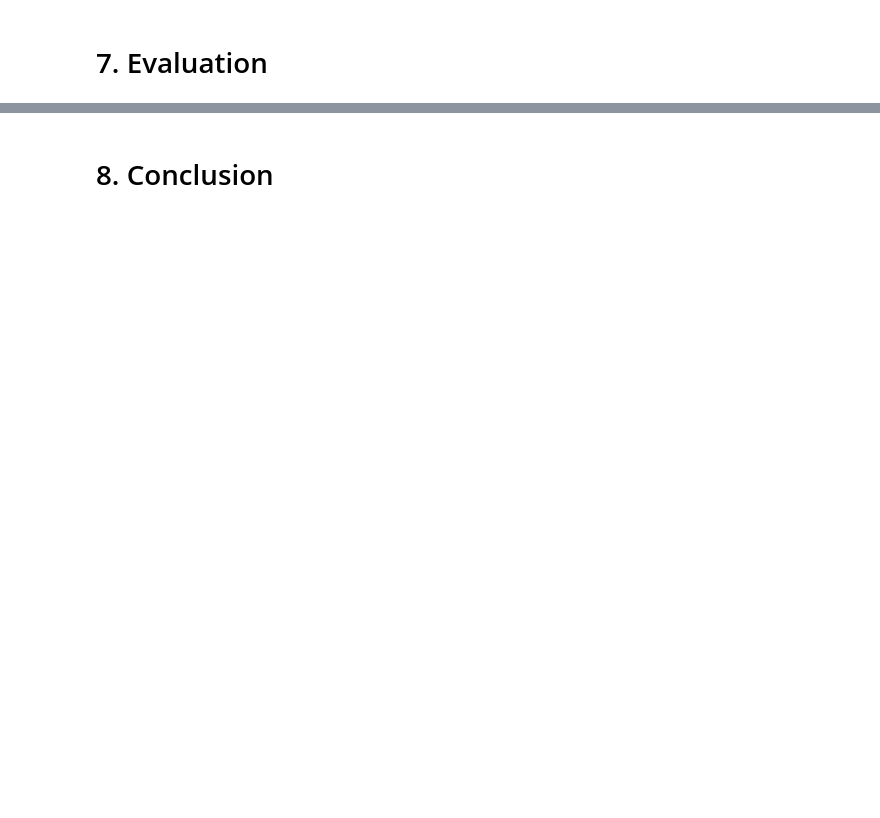
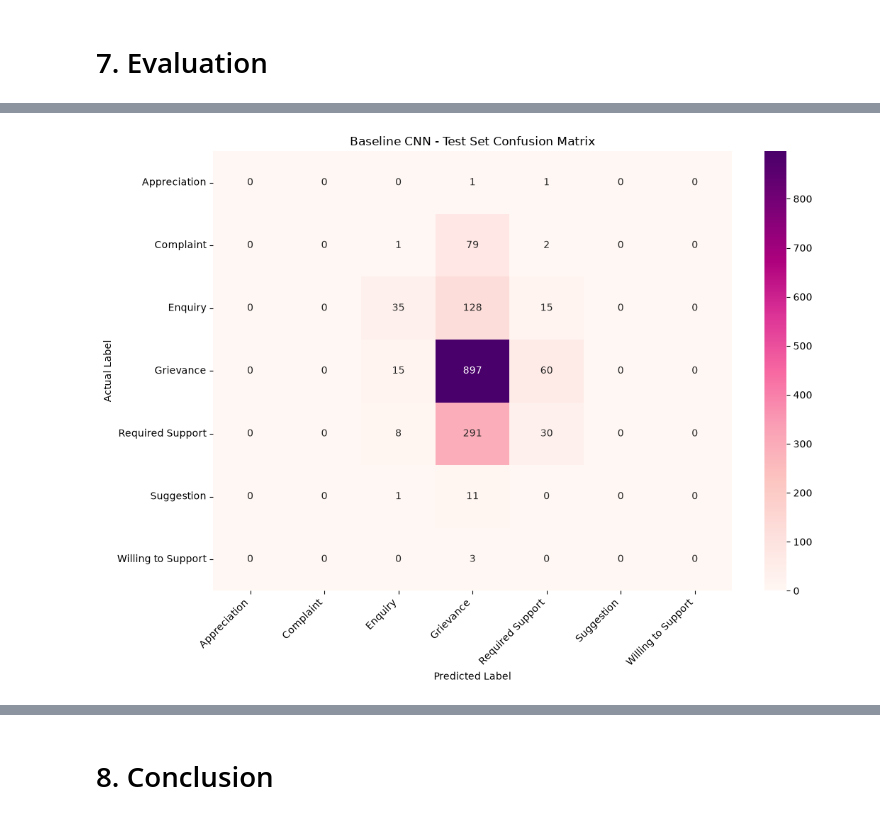
Before and after one commit to mauramann/6600-final-project-group5, a Jupyter notebook: neural_baseline.ipynb, the cells around one changed output, grey strips where cells are left out. Drawn from its saved outputs; the diff is of its cells as text; code cells hidden in the pictures; blank space fills up the shorter version.

```diff
--- a/neural_baseline.ipynb
+++ b/neural_baseline.ipynb
@@ -304,0 +410,33 @@ The baseline model overfits immediately since validation loss is minimized at ep
+# %%
+
+# Plot the confusion matrix for the baseline CNN
+import matplotlib.pyplot as plt
+import seaborn as sns
+from sklearn.metrics import confusion_matrix
+
+cm = confusion_matrix(
+    all_labels,
+    all_preds,
+    labels=list(range(len(class_names)))
+)
+
+plt.figure(figsize=(11, 8))
+
+sns.heatmap(
+    cm,
+    annot=True,
+    fmt="d",
+    cmap="RdPu",
+    xticklabels=class_names,
+    yticklabels=class_names
+)
+
+plt.title("Baseline CNN - Test Set Confusion Matrix")
+plt.xlabel("Predicted Label")
+plt.ylabel("Actual Label")
+plt.xticks(rotation=45, ha="right")
+plt.yticks(rotation=0)
+plt.tight_layout()
+plt.show()
+# %% [output]
+[figure, added]
```
Also changed, not shown: parts of 12 cells of this notebook, 1 other file.
